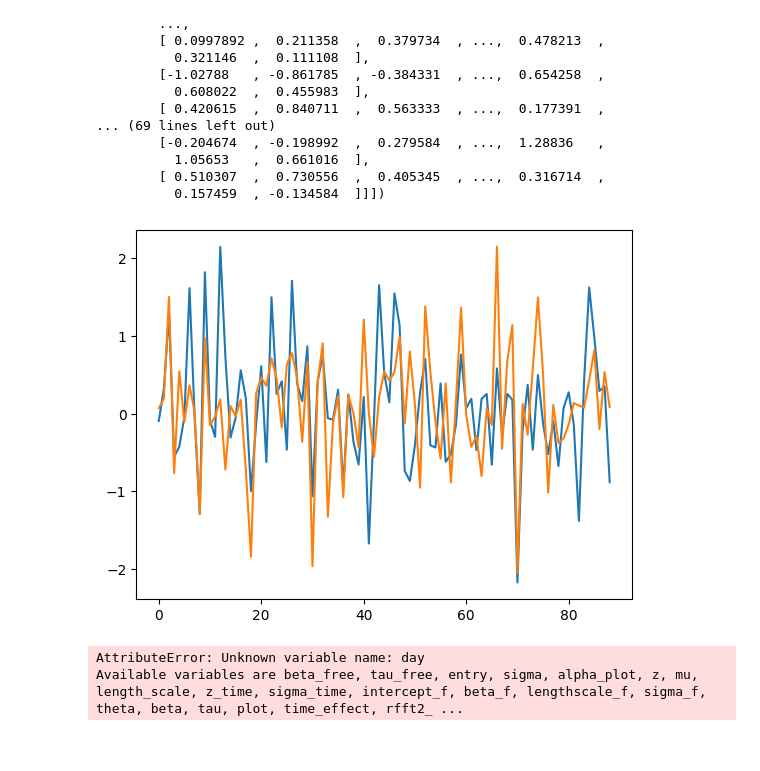
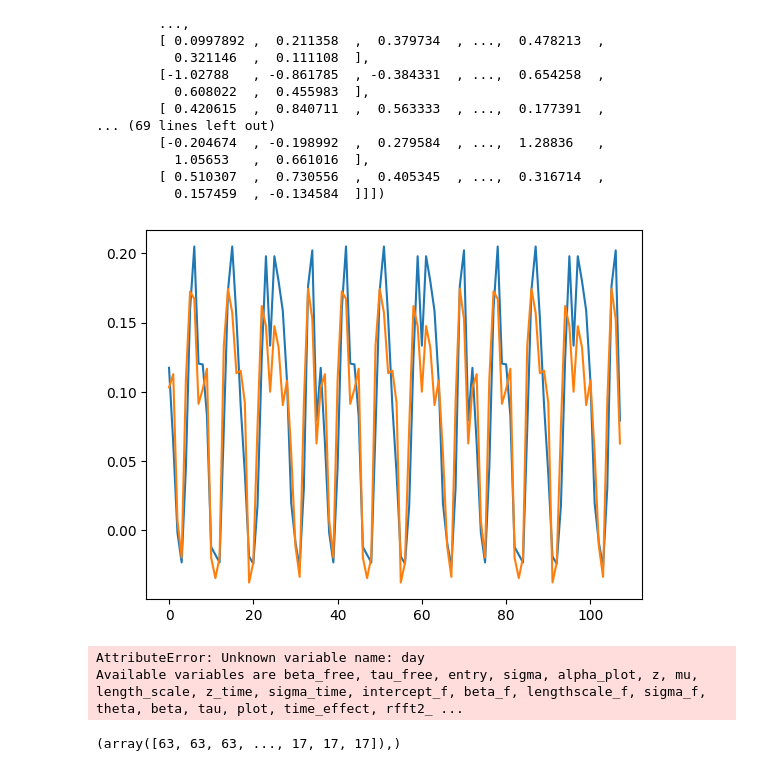
Before and after one commit to QhenryQ/nteprsm, a Jupyter notebook: src/fourier_time_model.ipynb, the cells around one changed output. Saved outputs shown, nothing was run; the diff lists cells and outputs as text; code cells hidden in the pictures.

```diff
--- a/src/fourier_time_model.ipynb
+++ b/src/fourier_time_model.ipynb
@@ -177,7 +177,7 @@ array([[[ 0.279785  ,  0.14044   ,  0.00686513, ...,  0.0587712 ,
           0.157459  , -0.134584  ]]])
 # %%
 for i in range(4,6):
-    plt.plot(fit.time_effect[i].mean(axis=1))
+    plt.plot(fit.time_effect[i].mean(axis=0))
 # %% [output]
-[figure, old version]
+[figure, new version]
 # %%
@@ -187,3 +187,7 @@ plt.scatter(stan_data_time["day"],fit_time.time_effect.mean(axis=0),s=2)
 # %% [output]
 AttributeError: Unknown variable name: day
 Available variables are beta_free, tau_free, entry, sigma, alpha_plot, z, mu, length_scale, z_time, sigma_time, intercept_f, beta_f, lengthscale_f, sigma_f, theta, beta, tau, plot, time_effect, rfft2_ ...
+# %%
+df["ENTRY_NAME_CODE"].values+1,
+# %% [output]
+(array([63, 63, 63, ..., 17, 17, 17]),)
```
Also changed, not shown: parts of 6 cells of this notebook.
